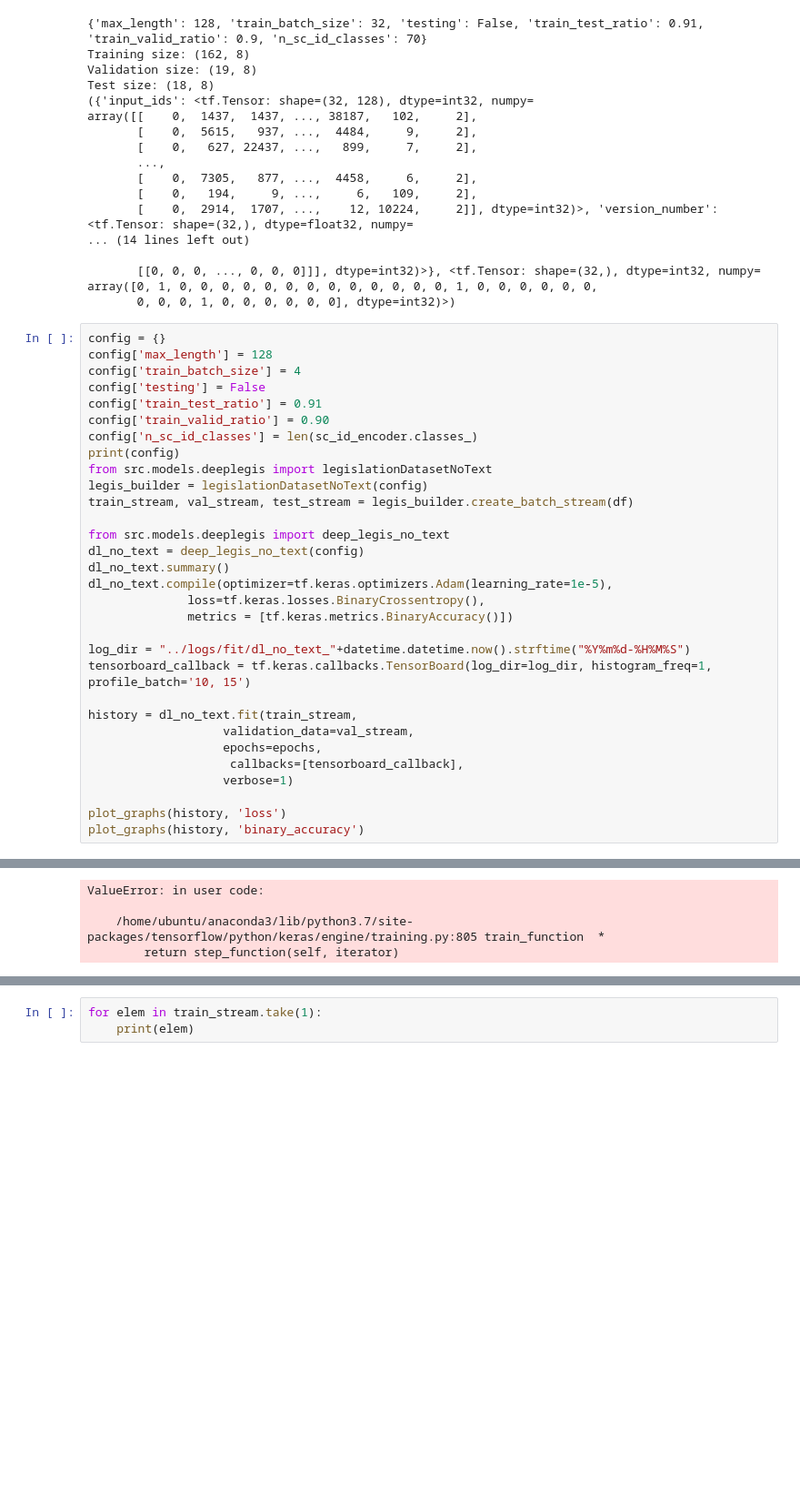
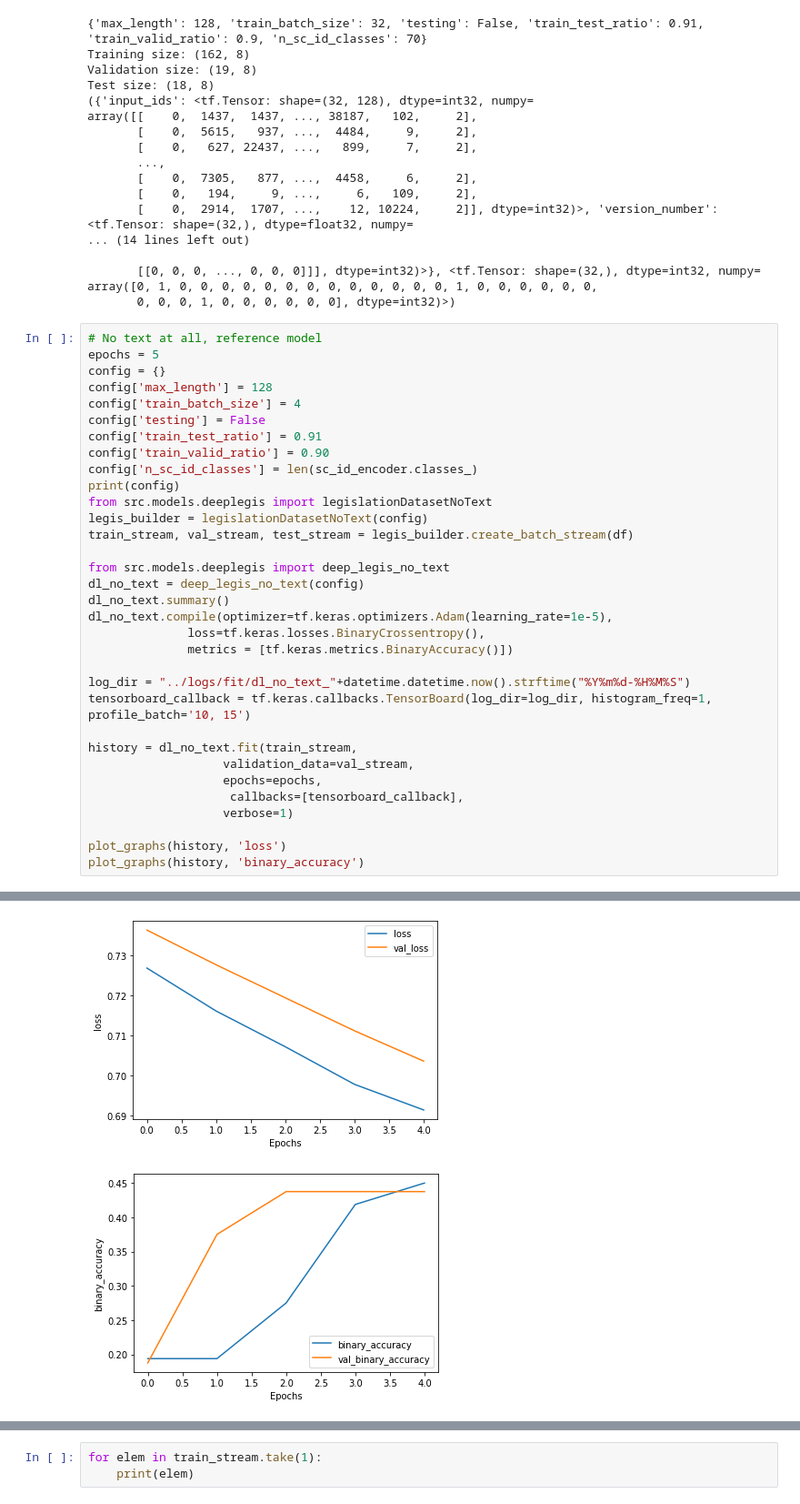
Before and after one commit to lukevancleve/govhawk_ml, a Jupyter notebook: notebooks/longformer-four-models.ipynb, the cells around one changed output, grey strips where cells are left out. Shown: that part at 91% size. Drawn from its saved outputs; the diff is of its cells as text; blank space fills up the shorter version.

```diff
--- a/notebooks/longformer-four-models.ipynb
+++ b/notebooks/longformer-four-models.ipynb
@@ -318,6 +318,8 @@ array([[    0,  1437,  1437, ..., 38187,   102,     2],
 array([0, 1, 0, 0, 0, 0, 0, 0, 0, 0, 0, 0, 0, 0, 0, 1, 0, 0, 0, 0, 0, 0,
        0, 0, 0, 1, 0, 0, 0, 0, 0, 0], dtype=int32)>)
 # %%
+# No text at all, reference model
+epochs = 5
 config = {}
 config['max_length'] = 128
 config['train_batch_size'] = 4
@@ -369,4 +371,2 @@ WARNING:tensorflow:Model was constructed with shape (None, 125) for input KerasT
-ValueError: in user code:
-
-    /home/ubuntu/anaconda3/lib/python3.7/site-packages/tensorflow/python/keras/engine/training.py:805 train_function  *
-        return step_function(self, iterator)
+[figure, added]
+[figure, added]
```
Also changed, not shown: parts of 6 cells of this notebook, 1 other file.
